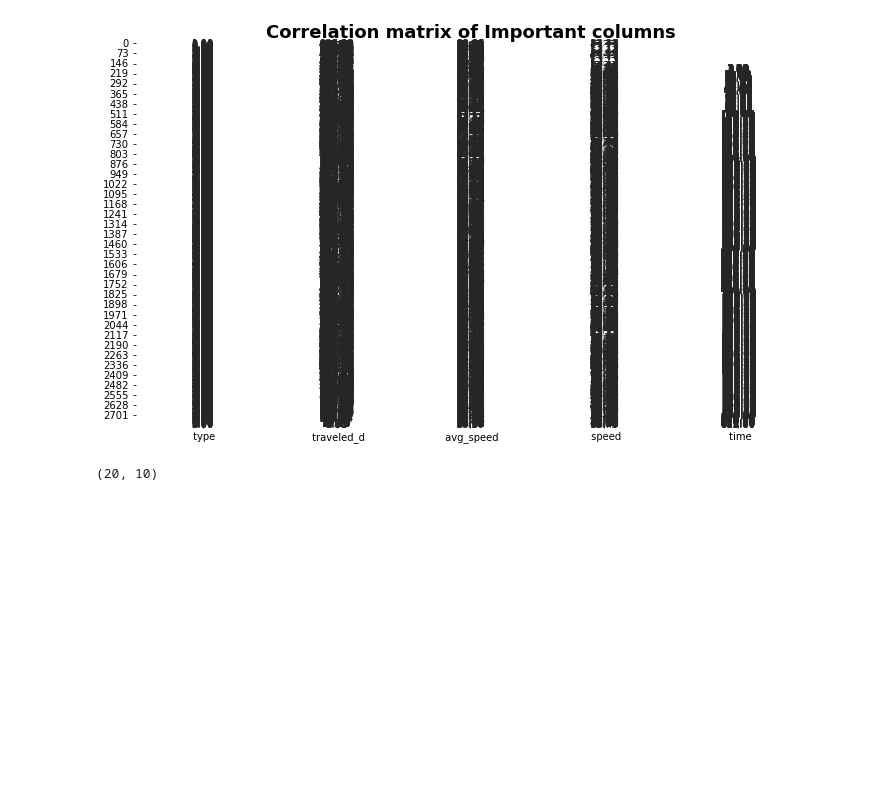
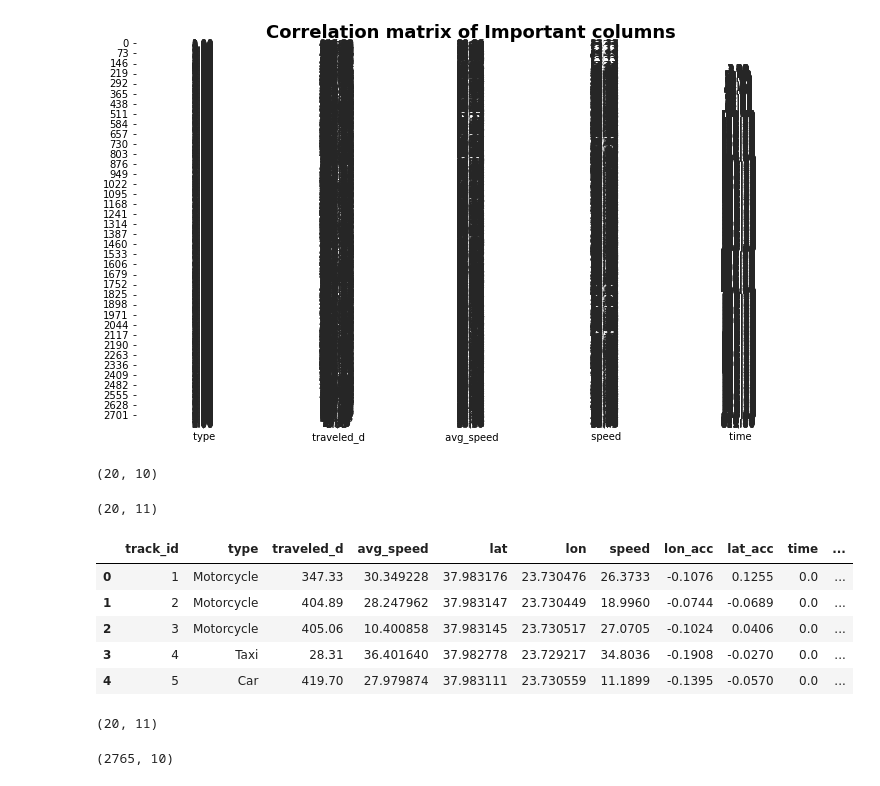
Before and after one commit to natyrix/traffic-data-warehouse, a Jupyter notebook: notebooks/EDA.ipynb, the cells around one changed output. Cells and saved outputs as stored; diff of their text form; code cells hidden in the pictures; blank space fills up the shorter version.

Commit message:
Initial transformation done

```diff
--- a/notebooks/EDA.ipynb
+++ b/notebooks/EDA.ipynb
@@ -119,0 +136,27 @@ except Exception as e:
+# %%
+df = pd.read_csv("../data/transformed_dataset.csv", sep=";", index_col=False)
+df = df[:20]
+print(df.shape)
+df.head()
+# %% [output]
+(20, 11)
+|  | track_id | type | traveled_d | avg_speed | lat | lon | speed | lon_acc | lat_acc | time | ... |
+| 0 | 1 | Motorcycle | 347.33 | 30.349228 | 37.983176 | 23.730476 | 26.3733 | -0.1076 | 0.1255 | 0.0 | ... |
+| 1 | 2 | Motorcycle | 404.89 | 28.247962 | 37.983147 | 23.730449 | 18.9960 | -0.0744 | -0.0689 | 0.0 | ... |
+| 2 | 3 | Motorcycle | 405.06 | 10.400858 | 37.983145 | 23.730517 | 27.0705 | -0.1024 | 0.0406 | 0.0 | ... |
+| 3 | 4 | Taxi | 28.31 | 36.401640 | 37.982778 | 23.729217 | 34.8036 | -0.1908 | -0.0270 | 0.0 | ... |
+| 4 | 5 | Car | 419.70 | 27.979874 | 37.983111 | 23.730559 | 11.1899 | -0.1395 | -0.0570 | 0.0 | ... |
+# %%
+from sqlalchemy import create_engine
+import pandas as pd
+engine = create_engine("postgresql://postgres:nvskFr7xOO8bndqdqh9W@containers-us-west-30.railway.app:7828/railway")
+# df = pd.read_csv(path, sep="[,;:]", index_col=False)
+df = pd.read_csv("../data/transformed_dataset.csv", sep=";", index_col=False)
+try:
+    df = df[:20]
+    print(df.shape)
+    df.to_sql("transform_test", con=engine, if_exists='replace',index_label='id')
+except Exception as e:
+    print(e)
+# %% [output]
+(20, 11)
@@ -119,0 +179,14 @@ except Exception as e:
+# %%
+from sqlalchemy import create_engine
+import pandas as pd
+engine = create_engine("postgresql://postgres:nvskFr7xOO8bndqdqh9W@containers-us-west-30.railway.app:7828/railway")
+# df = pd.read_csv(path, sep="[,;:]", index_col=False)
+df = pd.read_csv("../data/transformed_dataset.csv", sep=";", index_col=False)
+try:
+    # df = df[:10]
+    print(df.shape)
+    df.to_sql("transformed_data_final", con=engine, if_exists='replace',index_label='id')
+except Exception as e:
+    print(e)
+# %% [output]
+(2765, 10)
```
Also changed, not shown: parts of 2 cells of this notebook, 3 other files.
